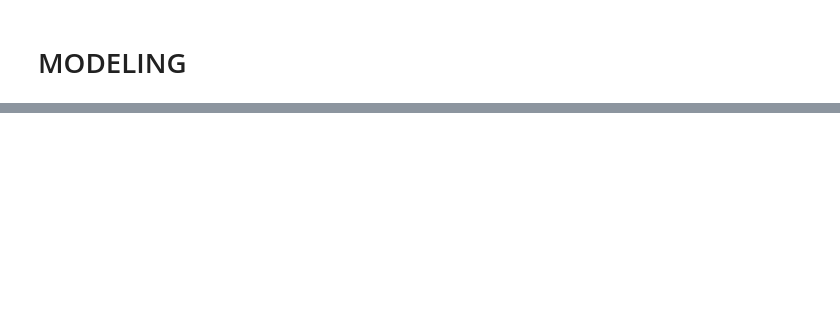
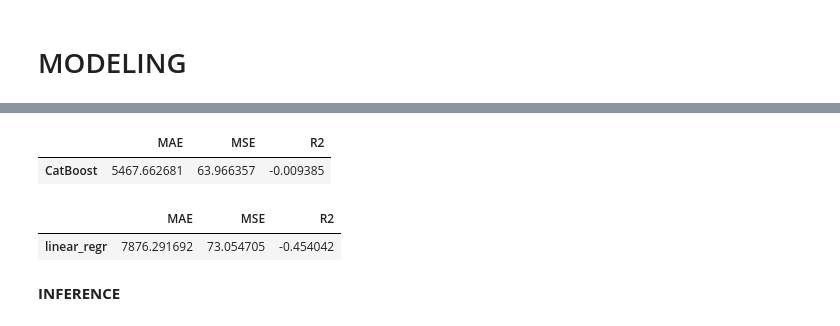
Before and after one commit to Polina1059/Data_Analysis_Lab2_2022, a Jupyter notebook: hse_workshop_regression/notebooks/draft.ipynb, the cells around one changed output, grey strips where cells are left out. Cells and saved outputs as stored; diff of their text form; code cells hidden in the pictures; blank space fills up the shorter version.

```diff
--- a/hse_workshop_regression/notebooks/draft.ipynb
+++ b/hse_workshop_regression/notebooks/draft.ipynb
@@ -6,8 +4,6 @@ from matplotlib import pyplot as plt
 import os
 # %% [markdown]
 # EDA
-# %%
-pd.set_option('display.max_rows', 30)
 # %%
 raw_path = '../data/raw/'
 train = pd.read_csv(os.path.join(raw_path, 'train.csv'))
@@ -381,3 +304 @@ train
 1460 rows × 76 columns
-# %%
-pd.set_option('display.max_rows', 10)
@@ -403,0 +349,12 @@ ValueError: The target column y must be binary. But the target contains 126 uniq
+# %%
+pd.read_pickle("../models/metric_catboost.pkl")
+# %% [output]
+|  | MAE | MSE | R2 |
+| CatBoost | 5467.662681 | 63.966357 | -0.009385 |
+# %%
+pd.read_pickle("../models/metric_linear_regr.pkl")
+# %% [output]
+|  | MAE | MSE | R2 |
+| linear_regr | 7876.291692 | 73.054705 | -0.454042 |
+# %% [markdown]
+**INFERENCE**
```
Also changed, not shown: parts of 32 cells of this notebook, 46 other files.
